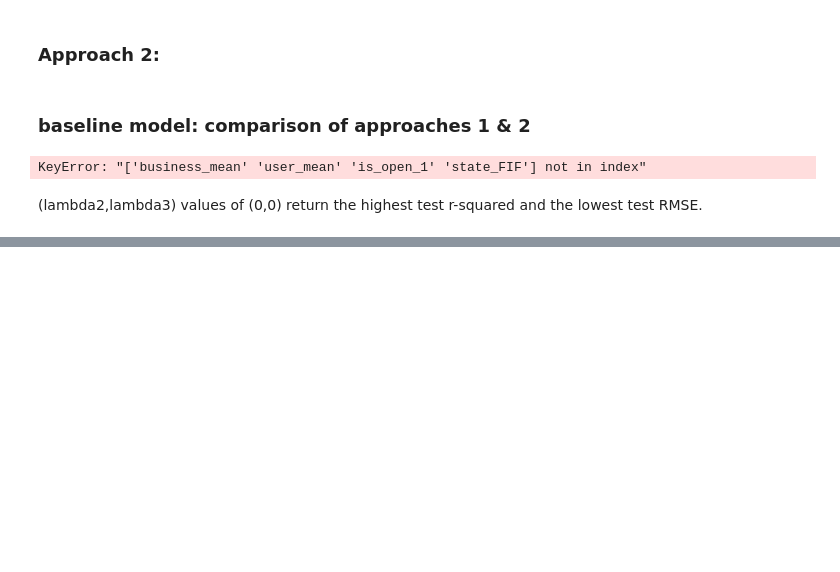
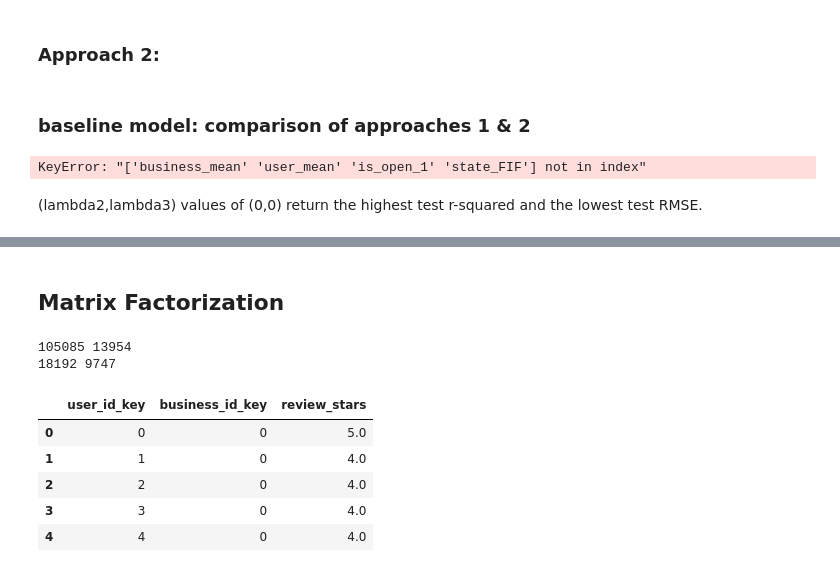
Before and after one commit to yejineun/CS109a_final, a Jupyter notebook: notebooks/final_report_v0.ipynb, the cells around one changed output, grey strips where cells are left out. Drawn from its saved outputs; the diff is of its cells as text; code cells hidden in the pictures; blank space fills up the shorter version.

```diff
--- a/notebooks/final_report_v0.ipynb
+++ b/notebooks/final_report_v0.ipynb
@@ -1135,0 +1216,2 @@ gs, blsn2_alpha,train_r2, test_r2,train_RMSE, test_RMSE = cv_optimize_with_sets(
+# %% [markdown]
+## Matrix Factorization
@@ -1135,0 +1245,55 @@ gs, blsn2_alpha,train_r2, test_r2,train_RMSE, test_RMSE = cv_optimize_with_sets(
+# %%
+df = pd.read_csv('data/recommendations.csv',encoding = "ISO-8859-1",index_col=0)
+sample_df = pd.read_csv('data/sample.csv',encoding = "ISO-8859-1",index_col=0)
+#sample.csv is ~10% of the recommendations dataframe
+
+n_users = df['user_id'].unique().shape[0]
+n_items = df['business_id'].unique().shape[0]
+
+sample_n_users = sample_df['user_id'].unique().shape[0]
+sample_n_items = sample_df['business_id'].unique().shape[0]
+print(n_users, n_items)
+print(sample_n_users, sample_n_items)
+
+df = add_numerical_id(df, 'user_id', 'user_id_key')
+df = add_numerical_id(df, 'business_id', 'business_id_key')
+
+sample_df = add_numerical_id(sample_df, 'user_id', 'user_id_key')
+sample_df = add_numerical_id(sample_df, 'business_id', 'business_id_key')
+
+df.drop(['user_id','business_id'],axis=1,inplace=True)
+sample_df.drop(['user_id','business_id'],axis=1,inplace=True)
+
+#create a unique list of user_id_keys and their corresponding average rating
+user_id_key_rating = df.groupby('user_id_key')['user_average_stars'].max()
+user_rating_count = df.groupby('user_id_key')['user_average_stars'].count()
+
+user_highest_index = df.groupby('user_id_key',sort=False)['review_stars'].idxmax()
+business_by_index = df.loc[user_highest_index,'business_id_key']
+
+user_highest_rated_restaurant = pd.Series(data=business_by_index.values,
+          index=user_highest_index.index)
+
+#create a unique list of business_id_keys and their corresponding business name
+business_id_key_name = df.groupby('business_id_key')['name'].max()
+
+#other features to be included in the model:
+ftres_response = ['review_stars']
+ftres_ids = ['user_id_key', 'business_id_key']
+ftres_all = ftres_ids + ftres_response
+# %% [output]
+105085 13954
+18192 9747
+# %%
+df = df[ftres_all]
+sample_df = sample_df[ftres_all]
+# %%
+# show
+df.head()
+# %% [output]
+|  | user_id_key | business_id_key | review_stars |
+| 0 | 0 | 0 | 5.0 |
+| 1 | 1 | 0 | 4.0 |
+| 2 | 2 | 0 | 4.0 |
+| 3 | 3 | 0 | 4.0 |
+| 4 | 4 | 0 | 4.0 |
```
Also changed, not shown: parts of 37 cells of this notebook, 6 other files.
